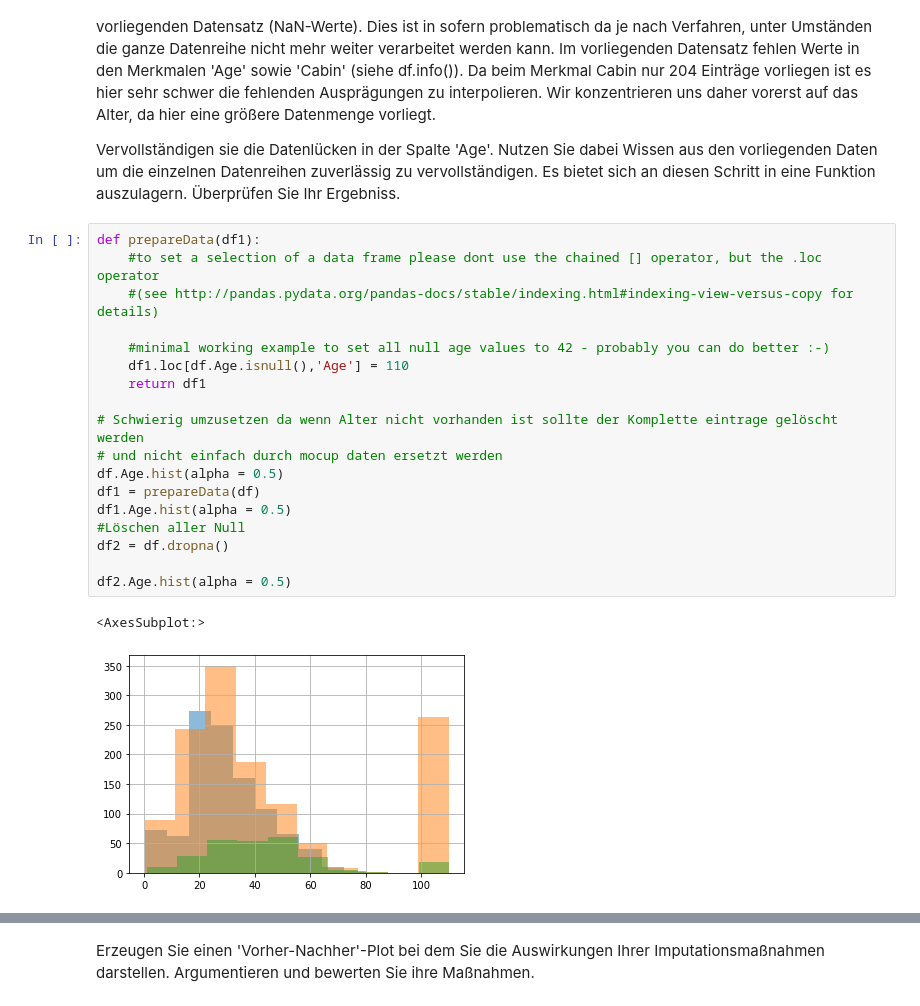
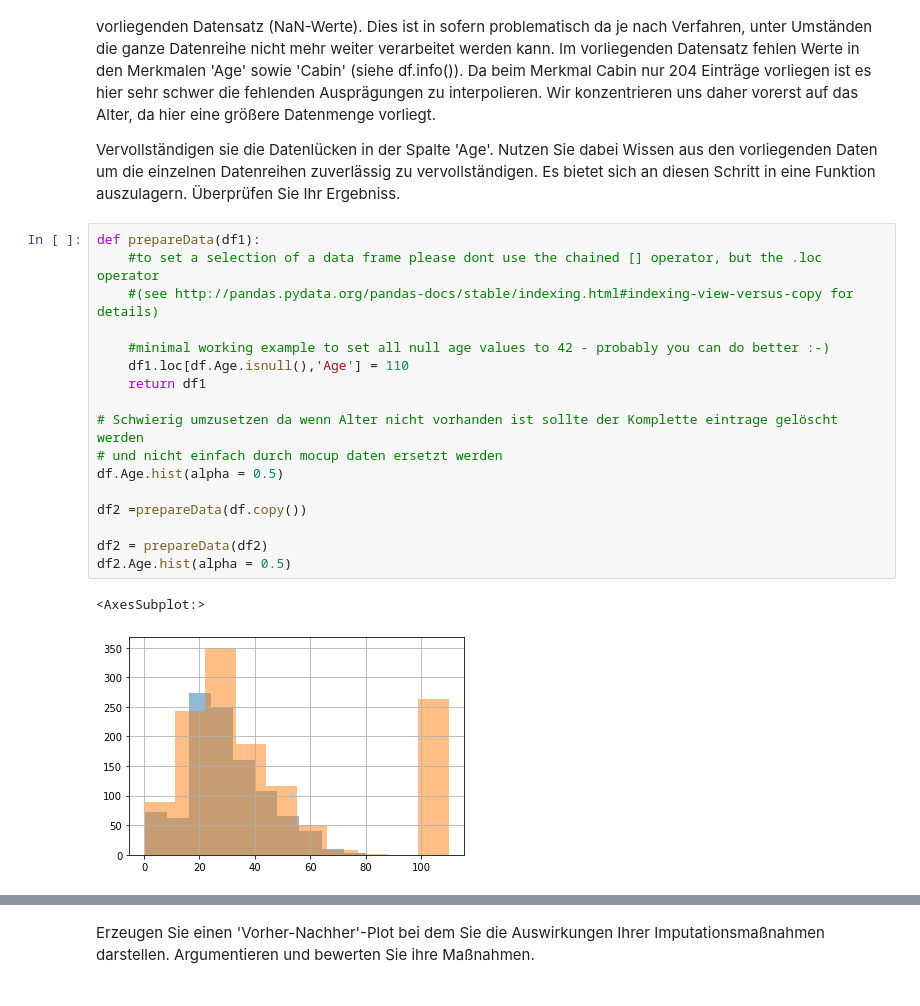
Before and after one commit to OgLocGreen/hska_ml_lab_master_exercises, a Jupyter notebook: Exercise 2 - Exploratory data analysis, Simple Classifier/Exercise 2.1 - Exploratory data analysis.ipynb, the cells around one changed output, grey strips where cells are left out. Cells and saved outputs as stored; diff of their text form.

```diff
--- a/Exercise 2 - Exploratory data analysis, Simple Classifier/Exercise 2.1 - Exploratory data analysis.ipynb
+++ b/Exercise 2 - Exploratory data analysis, Simple Classifier/Exercise 2.1 - Exploratory data analysis.ipynb
@@ -422,24 +422,23 @@ Vervollständigen sie die Datenlücken in der Spalte 'Age'. Nutzen Sie dabei Wis
 # %%
 def prepareData(df1):
     #to set a selection of a data frame please dont use the chained [] operator, but the .loc operator
     #(see http://pandas.pydata.org/pandas-docs/stable/indexing.html#indexing-view-versus-copy for details)
 
     #minimal working example to set all null age values to 42 - probably you can do better :-)
     df1.loc[df.Age.isnull(),'Age'] = 110
     return df1
 
 # Schwierig umzusetzen da wenn Alter nicht vorhanden ist sollte der Komplette eintrage gelöscht werden
 # und nicht einfach durch mocup daten ersetzt werden
 df.Age.hist(alpha = 0.5)
-df1 = prepareData(df)
-df1.Age.hist(alpha = 0.5)
-#Löschen aller Null
-df2 = df.dropna()
 
+df2 =prepareData(df.copy())
+
+df2 = prepareData(df2)
 df2.Age.hist(alpha = 0.5)
 # %% [output]
 <AxesSubplot:>
-[figure, old version]
+[figure, new version]
 # %%
 # Warum ist hier df mit Ages von über 100?
 # wurde noch nicht überschrieben und so?
```
Also changed, not shown: parts of 19 cells of this notebook.
